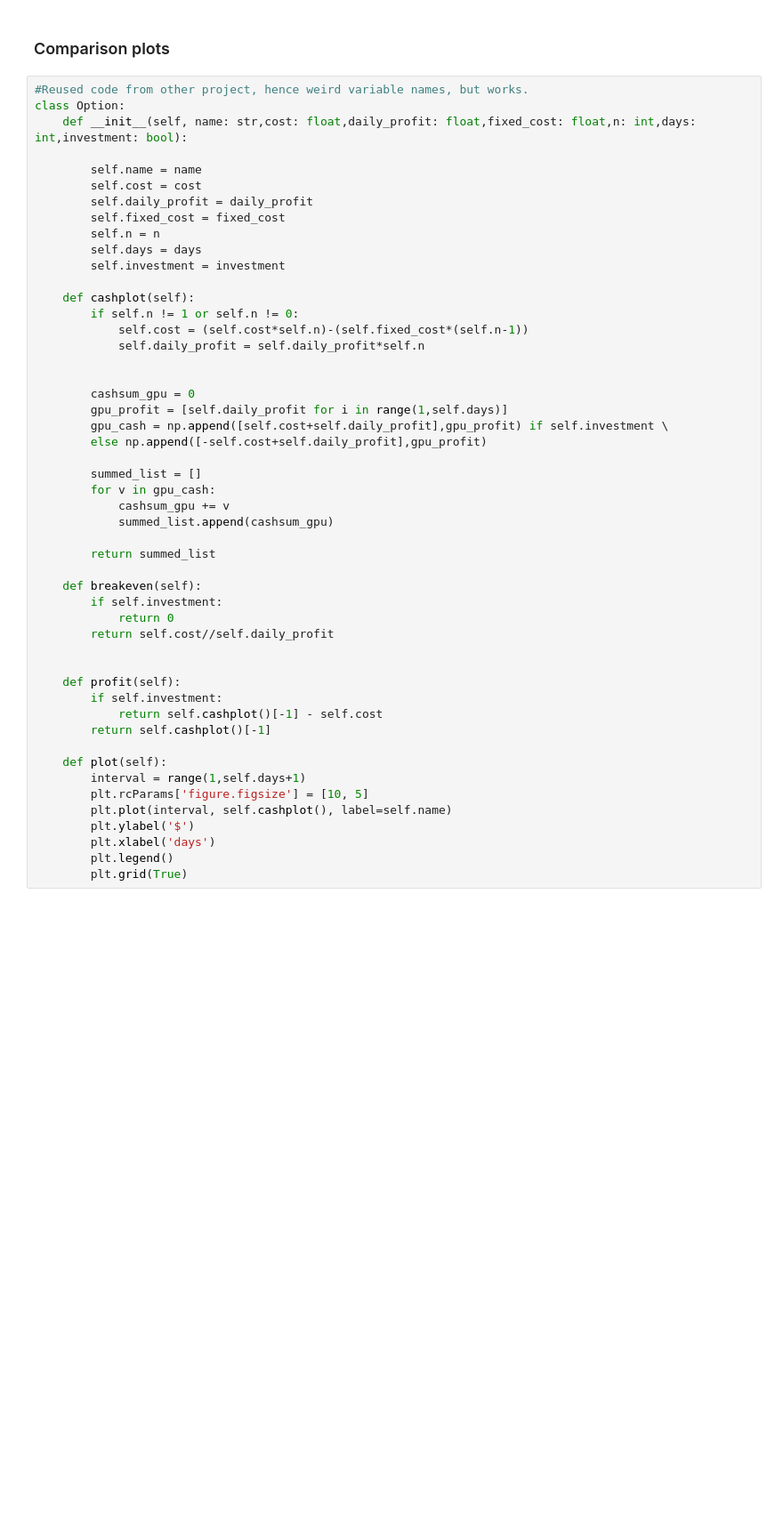
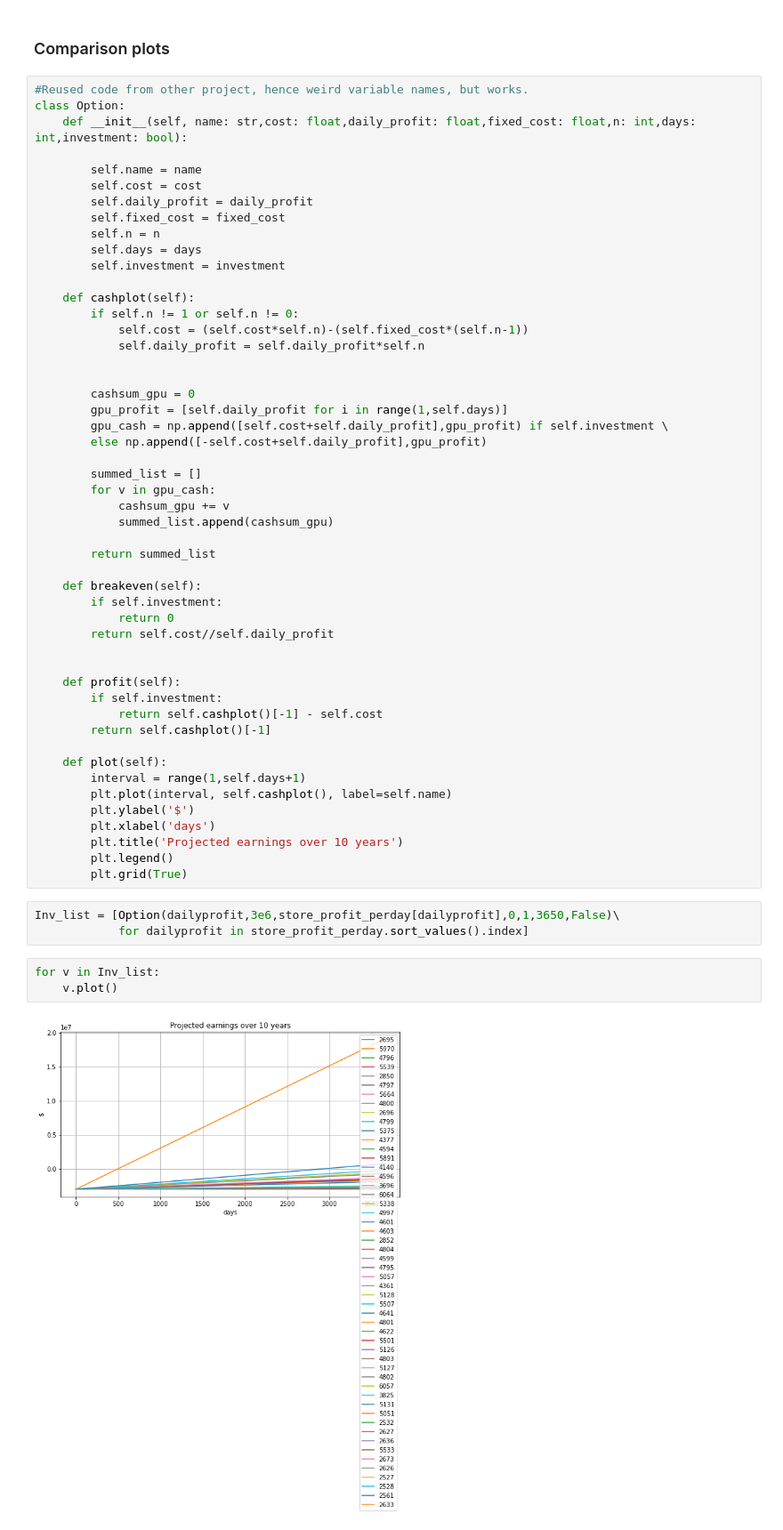
Before and after one commit to FardinAhsan146/Business-analytics-competition, a Jupyter notebook: data_analysis/EDA_consise.ipynb, the cells around one changed output. Shown at 89% size. Drawn from its saved outputs; the diff is of its cells as text; blank space fills up the shorter version.

```diff
--- a/data_analysis/EDA_consise.ipynb
+++ b/data_analysis/EDA_consise.ipynb
@@ -653,9 +658,17 @@ class Option:
 
     def plot(self):
         interval = range(1,self.days+1)
-        plt.rcParams['figure.figsize'] = [10, 5]
         plt.plot(interval, self.cashplot(), label=self.name)
         plt.ylabel('$')
         plt.xlabel('days')
+        plt.title('Projected earnings over 10 years')
         plt.legend()
         plt.grid(True)
+# %%
+Inv_list = [Option(dailyprofit,3e6,store_profit_perday[dailyprofit],0,1,3650,False)\
+            for dailyprofit in store_profit_perday.sort_values().index]
+# %%
+for v in Inv_list:
+    v.plot()
+# %% [output]
+[figure, added]
```
Also changed, not shown: parts of 3 cells of this notebook.
